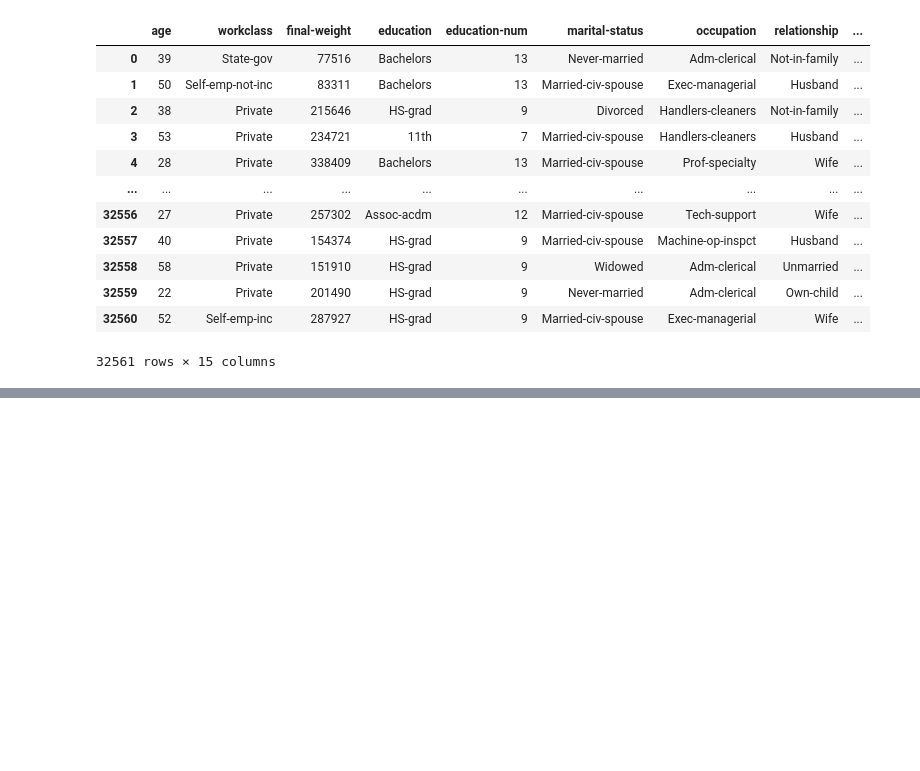
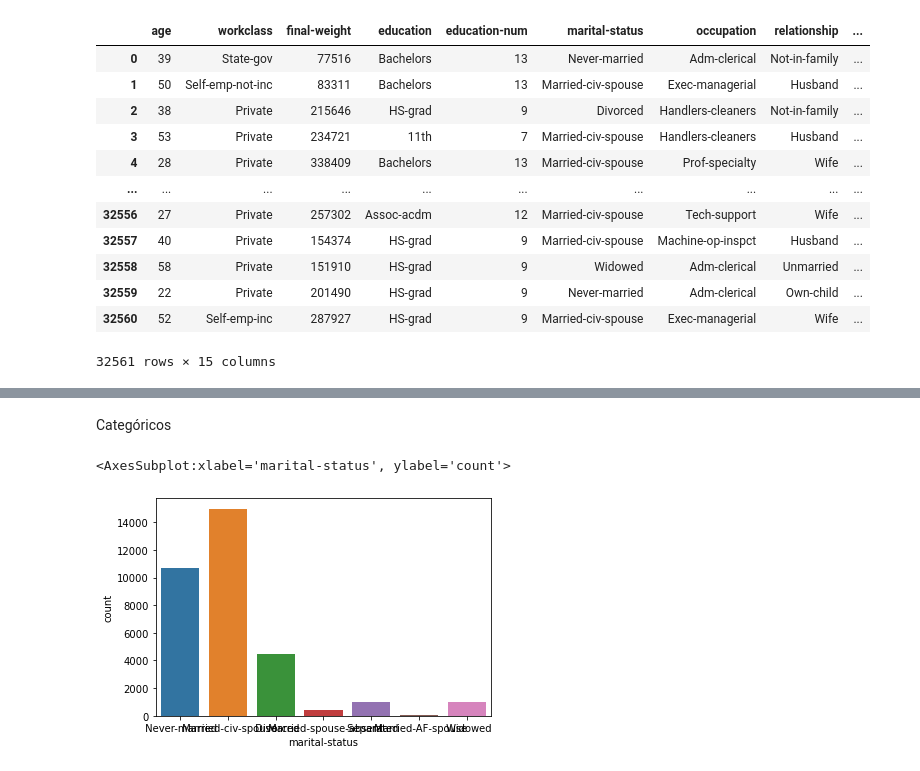
Before and after one commit to fernandovieira1/estat_ML, a Jupyter notebook: exercicios_distribuicao_census.ipynb, the cells around one changed output, grey strips where cells are left out. Drawn from its saved outputs; the diff is of its cells as text; code cells hidden in the pictures; blank space fills up the shorter version.

```diff
--- a/exercicios_distribuicao_census.ipynb
+++ b/exercicios_distribuicao_census.ipynb
@@ -71,0 +82,7 @@ sns.histplot(df['age'])
+# %% [markdown]
+Categóricos
+# %%
+sns.countplot(df['marital-status'])
+# %% [output]
+<AxesSubplot:xlabel='marital-status', ylabel='count'>
+[figure, added]
```
Also changed, not shown: parts of 23 cells of this notebook.
